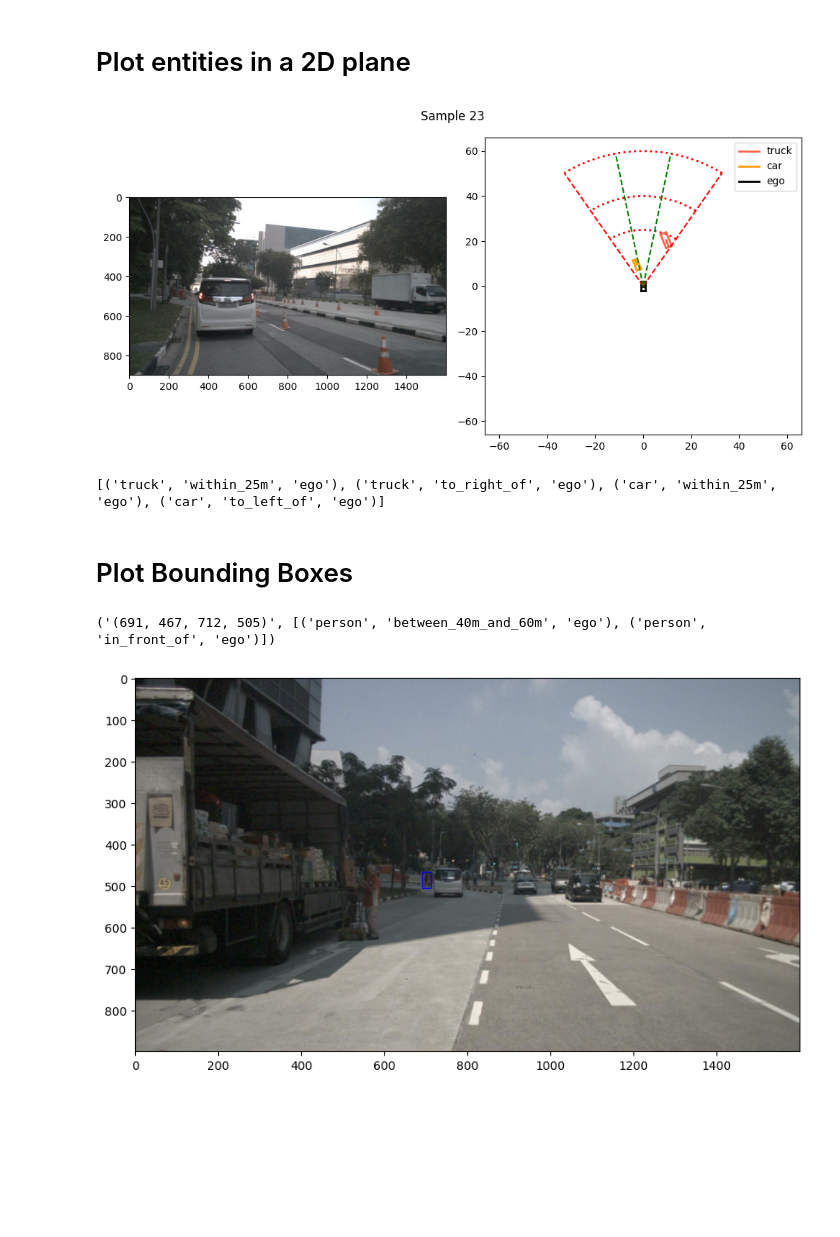
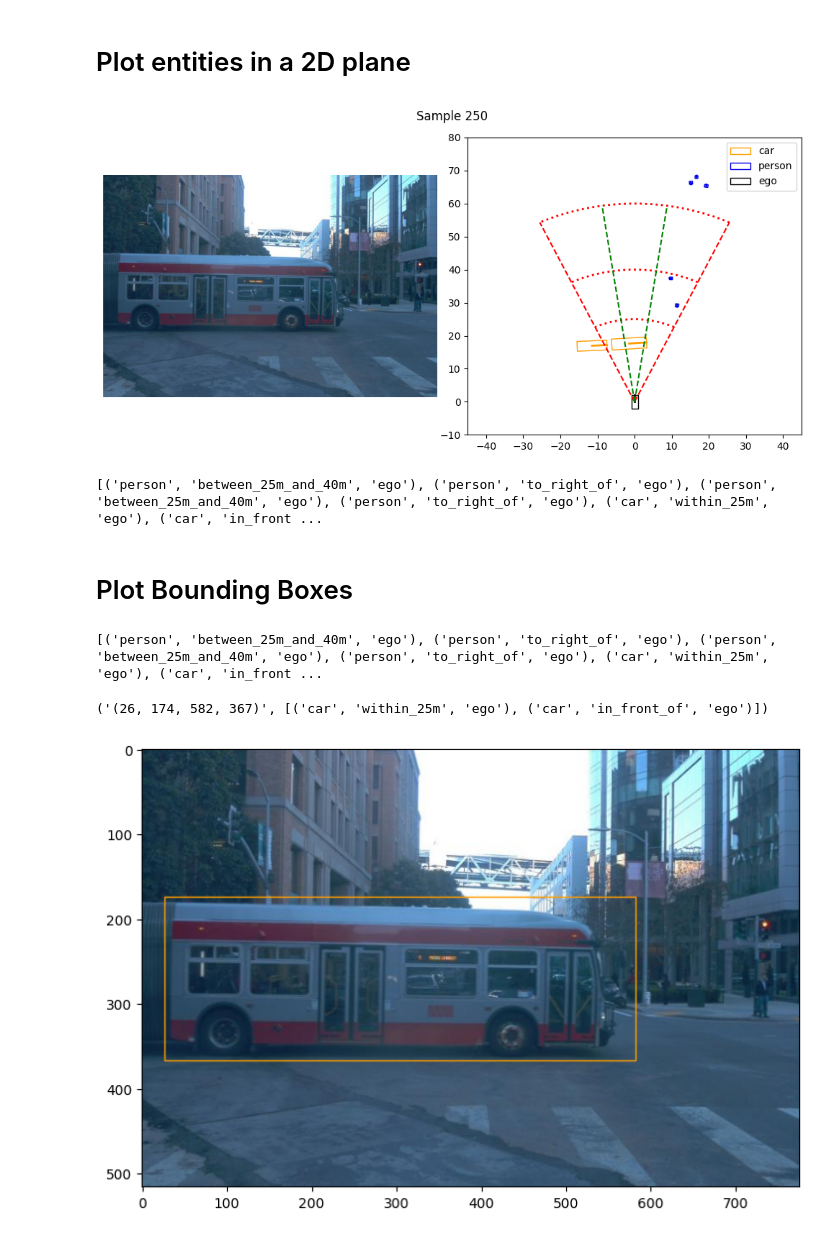
Before and after one commit to Felipetoledo4815/LLM_SRP, a Jupyter notebook: explore_llm_srp.ipynb, the cells around one changed output. Saved outputs shown, nothing was run; the diff lists cells and outputs as text; code cells hidden in the pictures; blank space fills up the shorter version.

```diff
--- a/explore_llm_srp.ipynb
+++ b/explore_llm_srp.ipynb
@@ -4,2 +9,3 @@ import random
 # %%
-llm_srp_dataset = LLMSRPDataset(['nuscenes'], configs={"nuscenes":"nuscenes_mini"})
+# llm_srp_dataset = LLMSRPDataset(['nuscenes'], configs={"nuscenes":"nuscenes_mini"})
+llm_srp_dataset = LLMSRPDataset(['waymo'], configs={"waymo":"waymo_validation"})
@@ -8,10 +18,10 @@ llm_srp_dataset = LLMSRPDataset(['nuscenes'], configs={"nuscenes":"nuscenes_mini
 # %%
 i_id = random.randint(0, len(llm_srp_dataset) - 1)
 # %%
-i_id = 23
+i_id = 250
 img_path, triplets, bb_triplets = llm_srp_dataset.__getitem__(i_id)
 llm_srp_dataset.plot_data_point(i_id)
 print(triplets)
 # %% [output]
-[figure, old version]
+[figure, new version]
-[('truck', 'within_25m', 'ego'), ('truck', 'to_right_of', 'ego'), ('car', 'within_25m', 'ego'), ('car', 'to_left_of', 'ego')]
+[('person', 'between_25m_and_40m', 'ego'), ('person', 'to_right_of', 'ego'), ('person', 'between_25m_and_40m', 'ego'), ('person', 'to_right_of', 'ego'), ('car', 'within_25m', 'ego'), ('car', 'in_front ...
@@ -21,10 +29,13 @@ print(triplets)
 # Plot Bounding Boxes
 # %%
 img_path, triplets, bb_triplets = llm_srp_dataset.__getitem__(i_id)
+print(triplets)
+# %% [output]
+[('person', 'between_25m_and_40m', 'ego'), ('person', 'to_right_of', 'ego'), ('person', 'between_25m_and_40m', 'ego'), ('person', 'to_right_of', 'ego'), ('car', 'within_25m', 'ego'), ('car', 'in_front ...
 # %%
-triplet_sample = bb_triplets[0]
+triplet_sample = bb_triplets[2]
 print(triplet_sample)
 llm_srp_dataset.plot_bounding_box(i_id,bbs=[triplet_sample[0]],entity_types=[triplet_sample[1][0][0]])
 # %% [output]
-('(691, 467, 712, 505)', [('person', 'between_40m_and_60m', 'ego'), ('person', 'in_front_of', 'ego')])
+('(26, 174, 582, 367)', [('car', 'within_25m', 'ego'), ('car', 'in_front_of', 'ego')])
-[figure, old version]
+[figure, new version]
```
Also changed, not shown: parts of 3 cells of this notebook, 6 other files.
